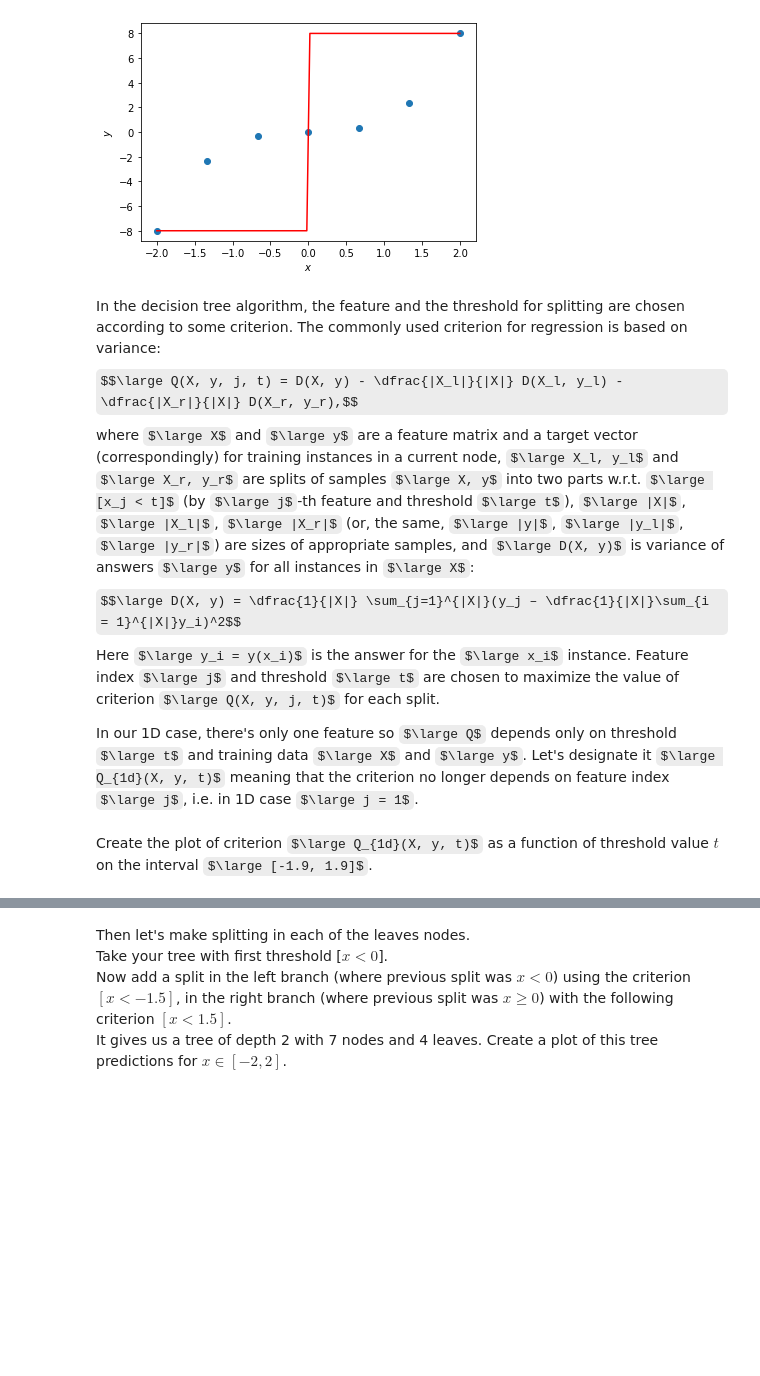
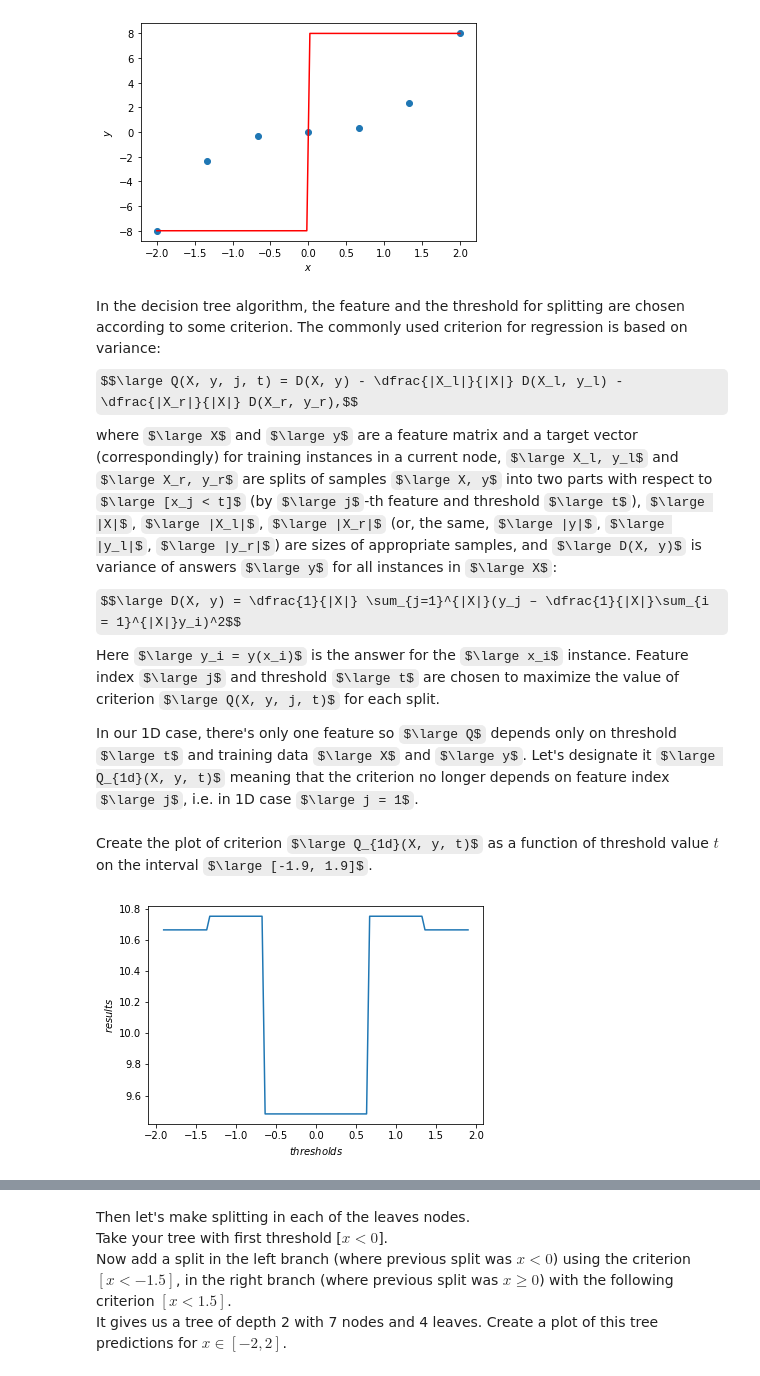
Before and after one commit to Noegon/mlcourse.ai, a Jupyter notebook: jupyter_english/assignments_fall2019/assignment2_part1_decision_trees.ipynb, the cells around one changed output, grey strips where cells are left out. Cells and saved outputs as stored; diff of their text form; code cells hidden in the pictures; some formulas as TeX source; blank space fills up the shorter version.

```diff
--- a/jupyter_english/assignments_fall2019/assignment2_part1_decision_trees.ipynb
+++ b/jupyter_english/assignments_fall2019/assignment2_part1_decision_trees.ipynb
@@ -99,7 +101,7 @@ Full entropy: 0.9852281360342515
 [figure]
 # %% [markdown]
 In the decision tree algorithm, the feature and the threshold for splitting are chosen according to some criterion. The commonly used criterion for regression is based on variance: $$\large Q(X, y, j, t) = D(X, y) - \dfrac{|X_l|}{|X|} D(X_l, y_l) - \dfrac{|X_r|}{|X|} D(X_r, y_r),$$
-where $\large X$ and $\large y$ are a feature matrix and a target vector (correspondingly) for training instances in a current node, $\large X_l, y_l$ and $\large X_r, y_r$ are splits of samples $\large X, y$ into two parts w.r.t. $\large [x_j < t]$ (by $\large j$-th feature and threshold $\large t$), $\large |X|$, $\large |X_l|$, $\large |X_r|$ (or, the same, $\large |y|$, $\large |y_l|$, $\large |y_r|$) are sizes of appropriate samples, and $\large D(X, y)$ is variance of answers $\large y$ for all instances in $\large X$:
+where $\large X$ and $\large y$ are a feature matrix and a target vector (correspondingly) for training instances in a current node, $\large X_l, y_l$ and $\large X_r, y_r$ are splits of samples $\large X, y$ into two parts with respect to $\large [x_j < t]$ (by $\large j$-th feature and threshold $\large t$), $\large |X|$, $\large |X_l|$, $\large |X_r|$ (or, the same, $\large |y|$, $\large |y_l|$, $\large |y_r|$) are sizes of appropriate samples, and $\large D(X, y)$ is variance of answers $\large y$ for all instances in $\large X$:
 $$\large D(X, y) = \dfrac{1}{|X|} \sum_{j=1}^{|X|}(y_j – \dfrac{1}{|X|}\sum_{i = 1}^{|X|}y_i)^2$$
 Here $\large y_i = y(x_i)$ is the answer for the $\large x_i$ instance. Feature index $\large j$ and threshold $\large t$ are chosen to maximize the value of criterion  $\large Q(X, y, j, t)$ for each split.
 
@@ -111,2 +109,13 @@ def regression_var_criterion(X, y, t):
+# %%
+# Solution code
+# X and y are vectors.
+# Variance actually uses only \X\ (X vector length) which is equal to \y\,
+# so actually we need to consider y as only dependency
+def regression_var_criterion(X, y, t):
+    X_l, X_r = X[X < t], X[X >= t]
+    y_l, y_r = y[X < t], y[X >= t]
+    return np.var(y) - \
+           ((X_l.shape[0] / X.shape[0]) * np.var(y_l)) - \
+           ((X_r.shape[0] / X.shape[0]) * np.var(y_r))
 # %% [markdown]
 Create the plot of criterion $\large Q_{1d}(X, y, t)$  as a function of threshold value $t$ on the interval $\large [-1.9, 1.9]$.
@@ -115,3 +122,12 @@ Create the plot of criterion $\large Q_{1d}(X, y, t)$  as a function of threshol
+# %%
+thresholds = np.linspace(-1.9, 1.9, 100)
+results = [regression_var_criterion(X, y, t) for t in thresholds]
+
+plt.plot(thresholds, results)
+plt.xlabel(r'$thresholds$')
+plt.ylabel(r'$results$');
+# %% [output]
+[figure, added]
 # %% [markdown]
 **<font color='red'>Question 1.</font> What is the worst threshold value (to perform a split) according to the variance criterion?**
 
```
Also changed, not shown: parts of 33 cells of this notebook, 2 other files.
